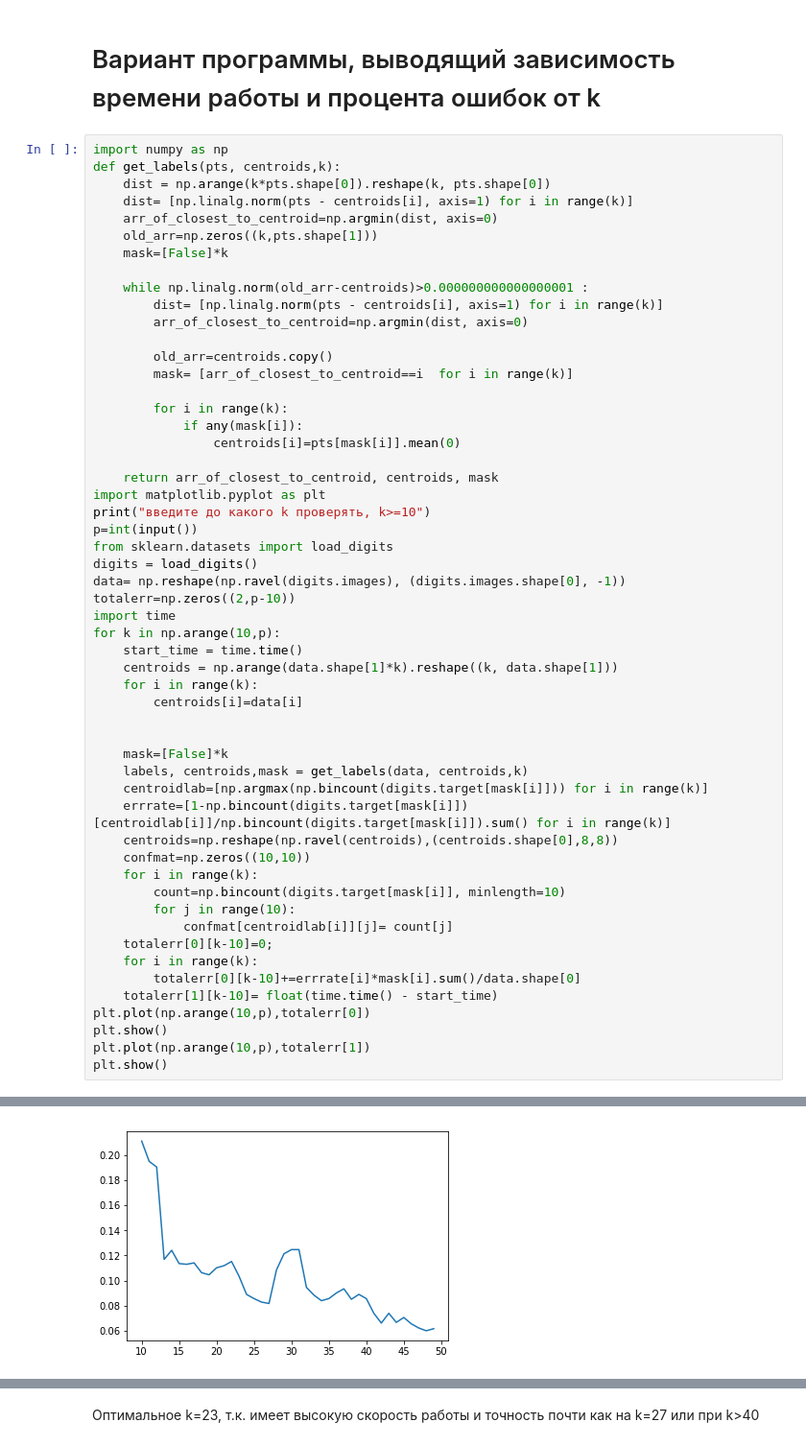
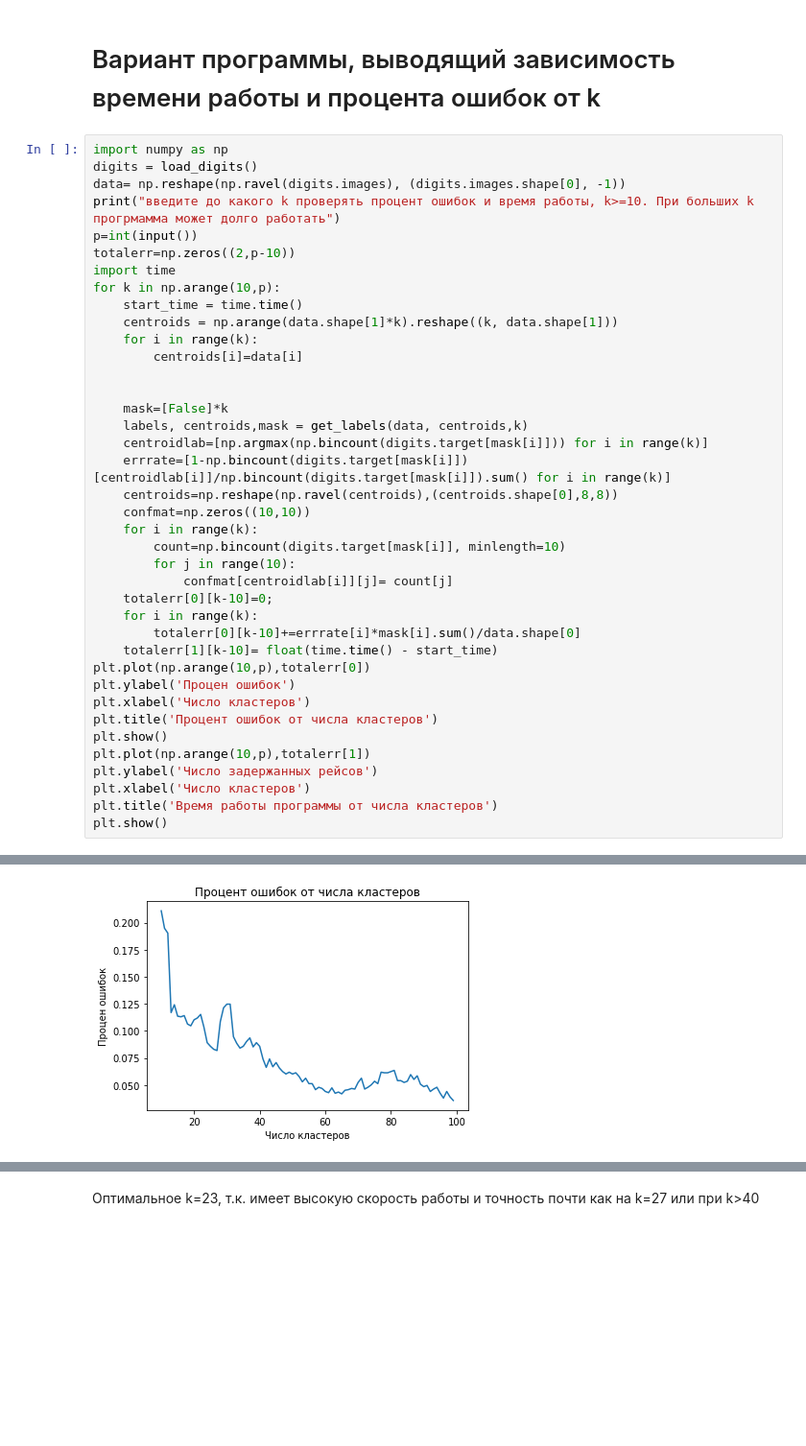
Before and after one commit to alirmon/matprak19okshin, a Jupyter notebook: hometask3.ipynb, the cells around one changed output, grey strips where cells are left out. Shown at 96% size. Cells and saved outputs as stored; diff of their text form; blank space fills up the shorter version.

```diff
--- a/hometask3.ipynb
+++ b/hometask3.ipynb
@@ -65,31 +52,10 @@ print(totalerr)
 # Вариант программы, выводящий зависимость времени работы и процента ошибок от k
 # %%
 import numpy as np
-def get_labels(pts, centroids,k):
-    dist = np.arange(k*pts.shape[0]).reshape(k, pts.shape[0])
-    dist= [np.linalg.norm(pts - centroids[i], axis=1) for i in range(k)]
-    arr_of_closest_to_centroid=np.argmin(dist, axis=0)
-    old_arr=np.zeros((k,pts.shape[1]))
-    mask=[False]*k
-
-    while np.linalg.norm(old_arr-centroids)>0.000000000000000001 :
-        dist= [np.linalg.norm(pts - centroids[i], axis=1) for i in range(k)]
-        arr_of_closest_to_centroid=np.argmin(dist, axis=0)
-
-        old_arr=centroids.copy()
-        mask= [arr_of_closest_to_centroid==i  for i in range(k)]
-
-        for i in range(k):
-            if any(mask[i]):
-                centroids[i]=pts[mask[i]].mean(0)
-
-    return arr_of_closest_to_centroid, centroids, mask
-import matplotlib.pyplot as plt
-print("введите до какого k проверять, k>=10")
-p=int(input())
-from sklearn.datasets import load_digits
 digits = load_digits()
 data= np.reshape(np.ravel(digits.images), (digits.images.shape[0], -1))
+print("введите до какого k проверять процент ошибок и время работы, k>=10. При больших k прогрмамма может долго работать")
+p=int(input())
 totalerr=np.zeros((2,p-10))
 import time
 for k in np.arange(10,p):
@@ -114,7 +80,13 @@ for k in np.arange(10,p):
         totalerr[0][k-10]+=errrate[i]*mask[i].sum()/data.shape[0]
     totalerr[1][k-10]= float(time.time() - start_time)
 plt.plot(np.arange(10,p),totalerr[0])
+plt.ylabel('Процен ошибок')
+plt.xlabel('Число кластеров')
+plt.title('Процент ошибок от числа кластеров')
 plt.show()
 plt.plot(np.arange(10,p),totalerr[1])
+plt.ylabel('Число задержанных рейсов')
+plt.xlabel('Число кластеров')
+plt.title('Время работы программы от числа кластеров')
 plt.show()
 # %% [output]
@@ -123 +95 @@ plt.show()
-[figure, old version]
+[figure, new version]
```
Also changed, not shown: parts of 3 cells of this notebook.
